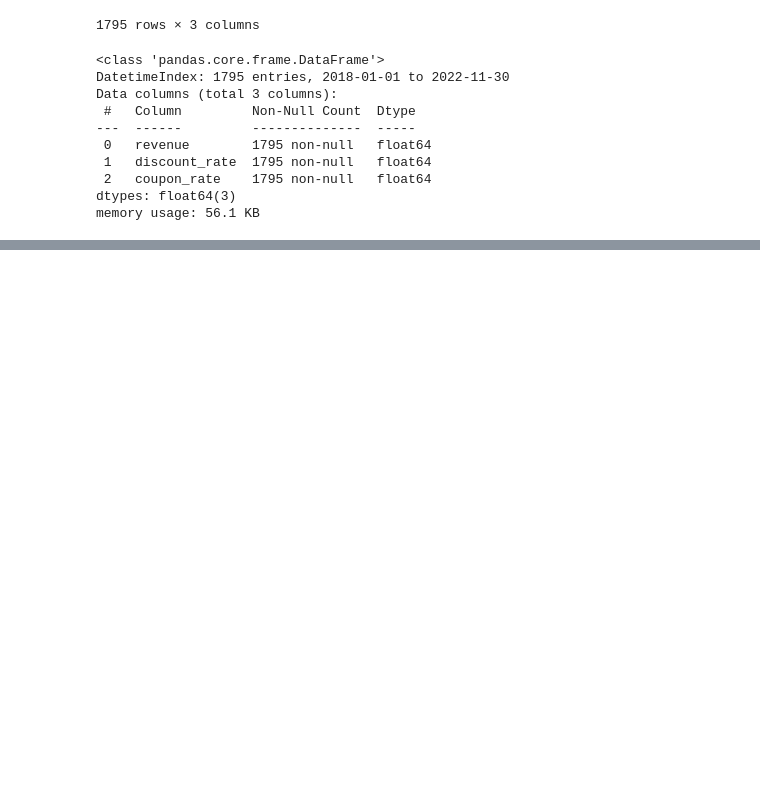
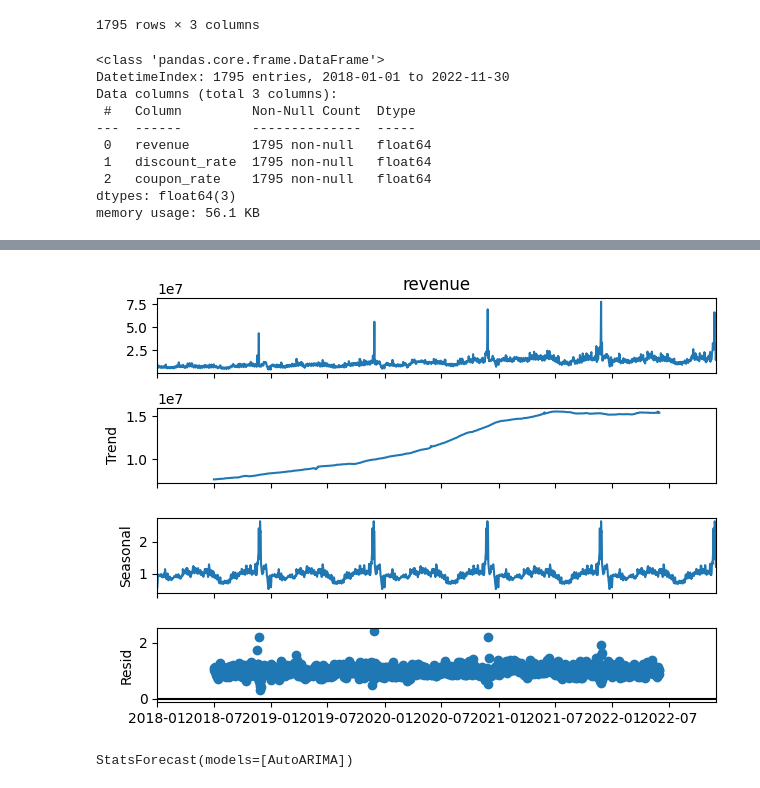
Before and after one commit to edwardns2/PythonML, a Jupyter notebook: files/Choco_sales.ipynb, the cells around one changed output, grey strips where cells are left out. Drawn from its saved outputs; the diff is of its cells as text; code cells hidden in the pictures; blank space fills up the shorter version.

```diff
--- a/files/Choco_sales.ipynb
+++ b/files/Choco_sales.ipynb
@@ -72,0 +160,6 @@ np.float64(21332122978.0)
+# %%
+decomposition = seasonal_decompose(sales_df["revenue"], model="multiplicative", period=365)
+
+fig = decomposition.plot()
+# %% [output]
+[figure, added]
@@ -72,0 +179,4 @@ np.float64(21332122978.0)
+# %%
+sarima_model.fit(train_df)
+# %% [output]
+StatsForecast(models=[AutoARIMA])
```
Also changed, not shown: parts of 21 cells of this notebook, 4 other files.
